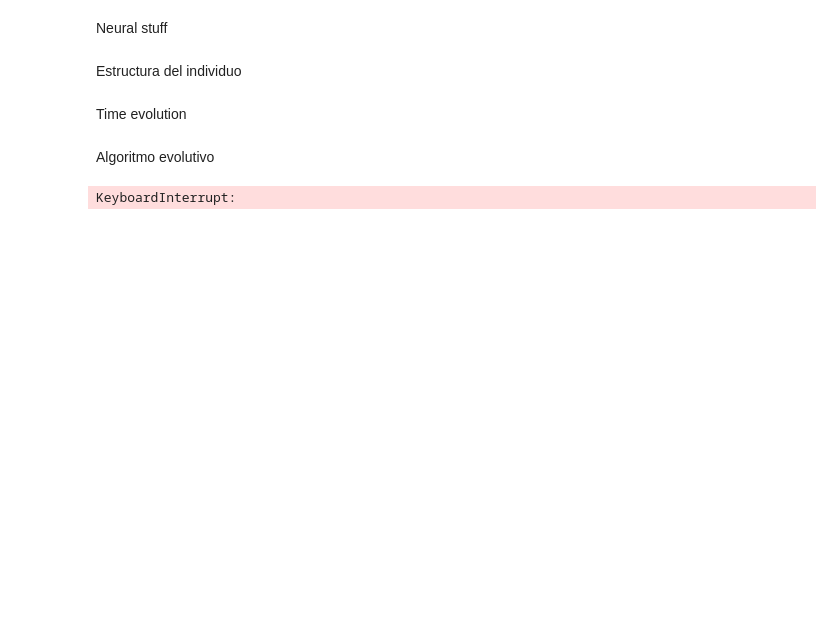
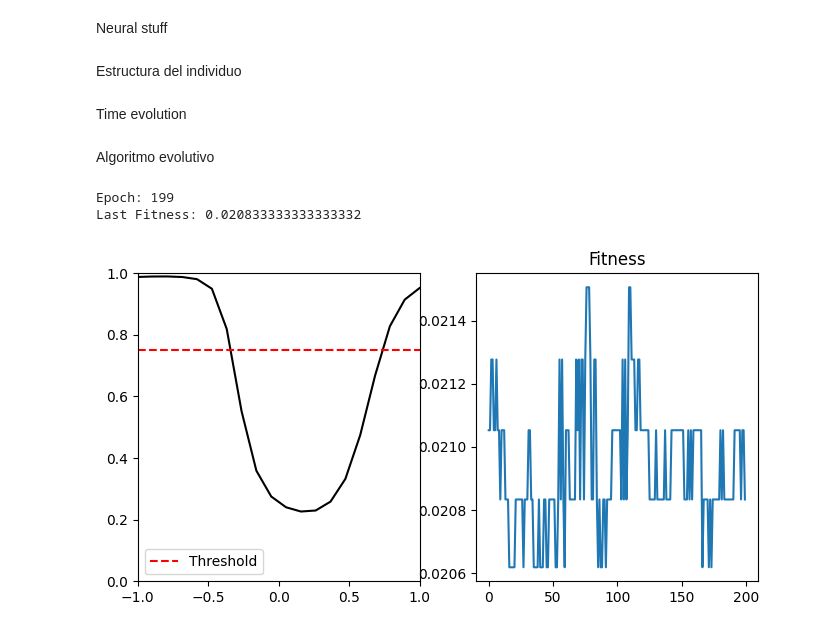
Before and after one commit to sarchilagomez/Metodos1_CatalinaFuentes_SilvanaArchila, a Jupyter notebook: Parcial4/Proyecto.ipynb, the cells around one changed output. Drawn from its saved outputs; the diff is of its cells as text; code cells hidden in the pictures; blank space fills up the shorter version.

```diff
--- a/Parcial4/Proyecto.ipynb
+++ b/Parcial4/Proyecto.ipynb
@@ -112,7 +119,7 @@ class Robot:
     def GetBrain(self):
         return self.Layers
 # %%
-def GetRobots(N, dt):
+def GetRobots(N):
 
     Robots = []
 
@@ -126,7 +133,7 @@ def GetRobots(N, dt):
 # %%
 dt = 0.1
 t = np.arange(0.,5.,dt)
-Robots = GetRobots(200, dt)
+Robots = GetRobots(200)
 # %%
 def GetPlot():
 
@@ -165,6 +172,9 @@ def TimeEvolution(Robots,e,Plot=True):
             Activation[i] = Act
             # Region donde aumentamos los pasos para el fitness
 
+            if -1 <= p.GetR()[0] and p.GetR()[0] <= 1:
+                p.Steps += 1
+
             if Plot and i < 5: # Solo pintamos los primeros 5, por tiempo de computo
                 ax.scatter(p.r[0],p.r[1],label='Id: {}, Steps: {:.0f}'.format(p.Id,p.Steps))
                 ax.quiver(p.r[0],p.r[1],p.v[0],p.v[1])
@@ -215,8 +225,18 @@ def Genetic(Robots, epochs = 200, Plot = True, Plottime=False):
 
 
         # Guardamos el mejor fitness y le mejor robot
-        best_fitness = 0.
-        best_bot = Robots[0] #Esto no es asi, deben ver como se elige al mejor
+        # scores = [ (p.Fitness,p) for p in Robots ]
+        # scores.sort(  key = lambda x: x[0])
+        # best_fitness = scores[0][0]
+        # best_bot = scores[0][1]
+
+        scores = []
+        for robot in Robots:
+            scores.append((robot.Fitness, robot))
+
+        scores.sort(  key = lambda x: x[0])
+        best_fitness = scores[0][0]
+        best_bot = scores[0][1]
 
         FitVector = np.append(FitVector,best_fitness)
 
@@ -250,10 +270,12 @@ def Genetic(Robots, epochs = 200, Plot = True, Plottime=False):
 
     return best_bot, FitVector
 # %%
-Robots = GetRobots(200, dt)
-Best, FitVector = Genetic(Robots,Plot=True,Plottime=True) # Apagar Plottime para el entrenamiento
+Robots = GetRobots(200)
+Best, FitVector = Genetic(Robots,Plot=True,Plottime=False) # Apagar Plottime para el entrenamiento
 # %% [output]
-KeyboardInterrupt:
+Epoch: 199
+Last Fitness: 0.020833333333333332
+[figure, added]
 # %%
 plt.plot(FitVector)
 # %% [output]
```
Also changed, not shown: parts of 6 cells of this notebook.
